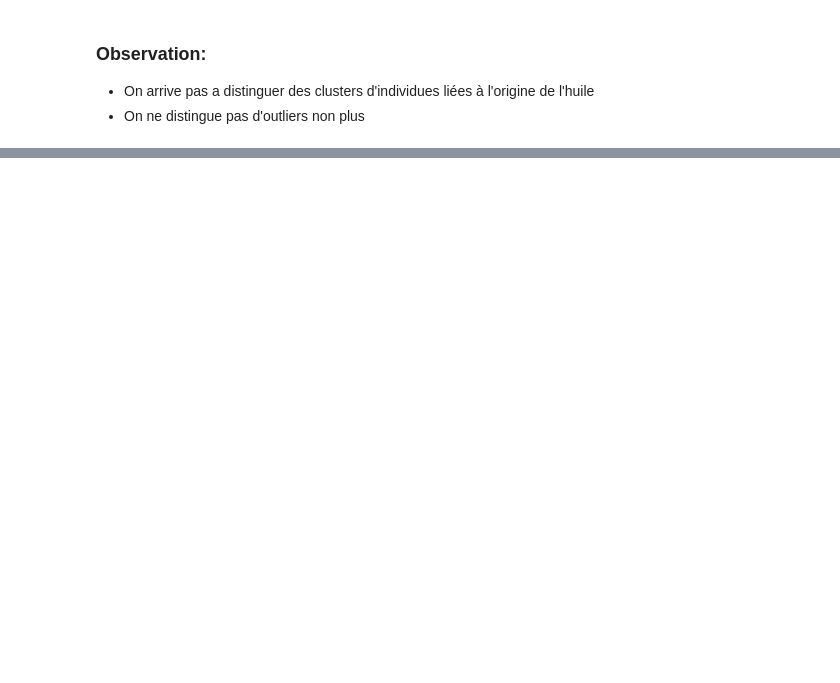
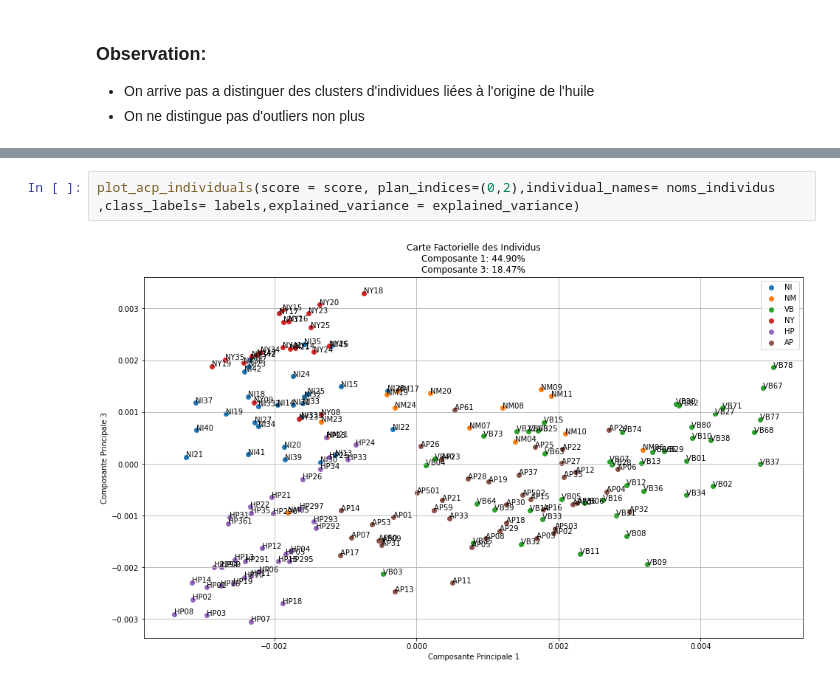
Before and after one commit to BigDwelcome/Chemoocs, a Jupyter notebook: Grain 4 & 5/Grain 4 & 5 activité s2.ipynb, the cells around one changed output, grey strips where cells are left out. Drawn from its saved outputs; the diff is of its cells as text; blank space fills up the shorter version.

```diff
--- a/Grain 4 & 5/Grain 4 & 5 activité s2.ipynb
+++ b/Grain 4 & 5/Grain 4 & 5 activité s2.ipynb
@@ -288,0 +337,4 @@ plt.show()
+# %%
+plot_acp_individuals(score = score, plan_indices=(0,2),individual_names= noms_individus ,class_labels= labels,explained_variance = explained_variance)
+# %% [output]
+[figure, added]
```
Also changed, not shown: parts of 23 cells of this notebook.
